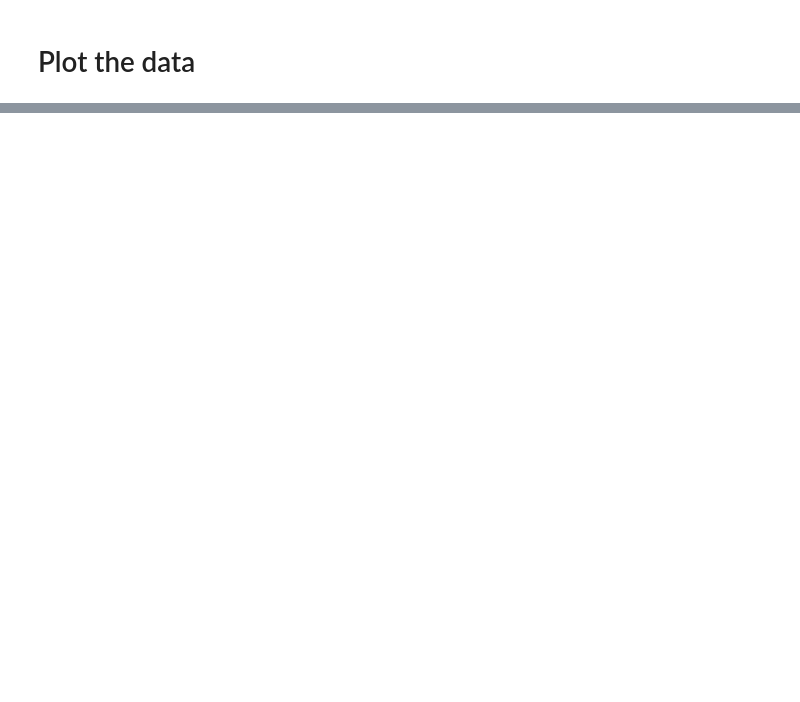
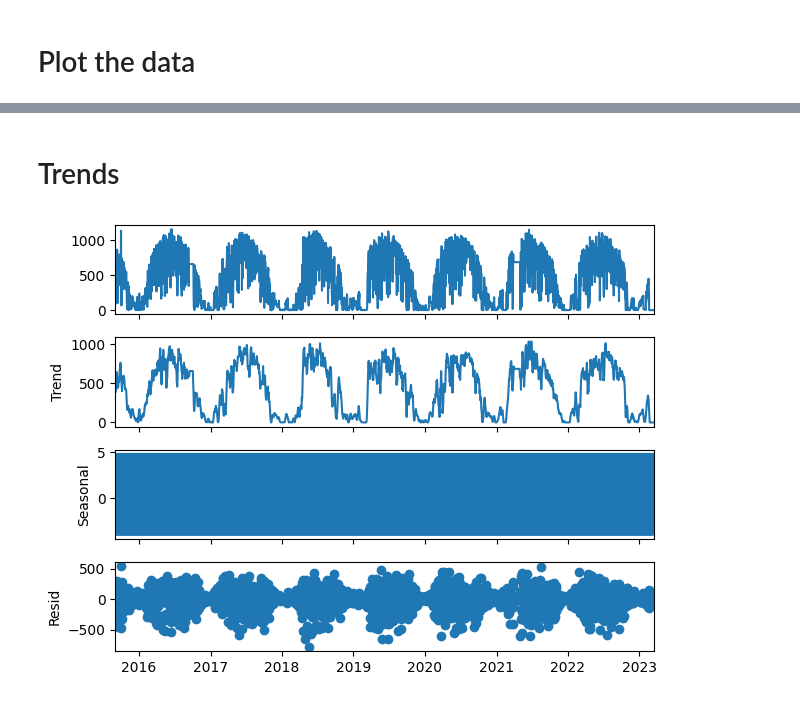
Before and after one commit to LorenNuyts/target_transformations, a Jupyter notebook: data/raw_data/solar_energy_production.ipynb, the cells around one changed output, grey strips where cells are left out. Cells and saved outputs as stored; diff of their text form; code cells hidden in the pictures; blank space fills up the shorter version.

```diff
--- a/data/raw_data/solar_energy_production.ipynb
+++ b/data/raw_data/solar_energy_production.ipynb
@@ -92,0 +234,15 @@ ValueError: label must be scalar or have the same length as the input data, but
+# %% [markdown]
+# Trends
+# %%
+daily_kwh = daily_kwh.to_frame()
+# %%
+daily_kwh = daily_kwh.resample('D').first()
+# %%
+daily_kwh.ffill(inplace=True)
+# %%
+from statsmodels.tsa.seasonal import seasonal_decompose
+decomposition = seasonal_decompose(daily_kwh, model='additive')
+decomposition.plot()
+plt.show()
+# %% [output]
+[figure, added]
```
Also changed, not shown: parts of 19 cells of this notebook, 10 other files.
